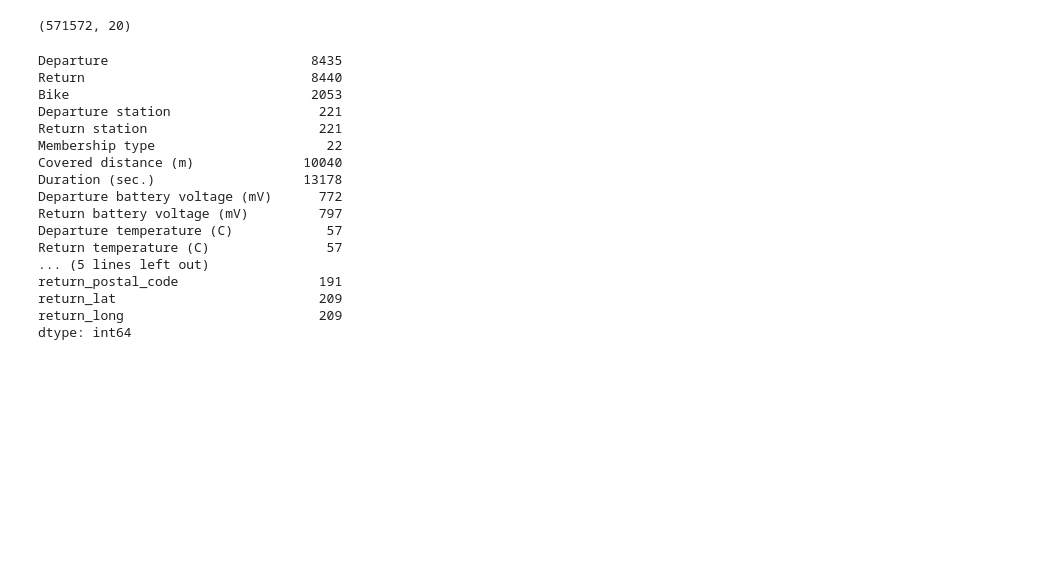
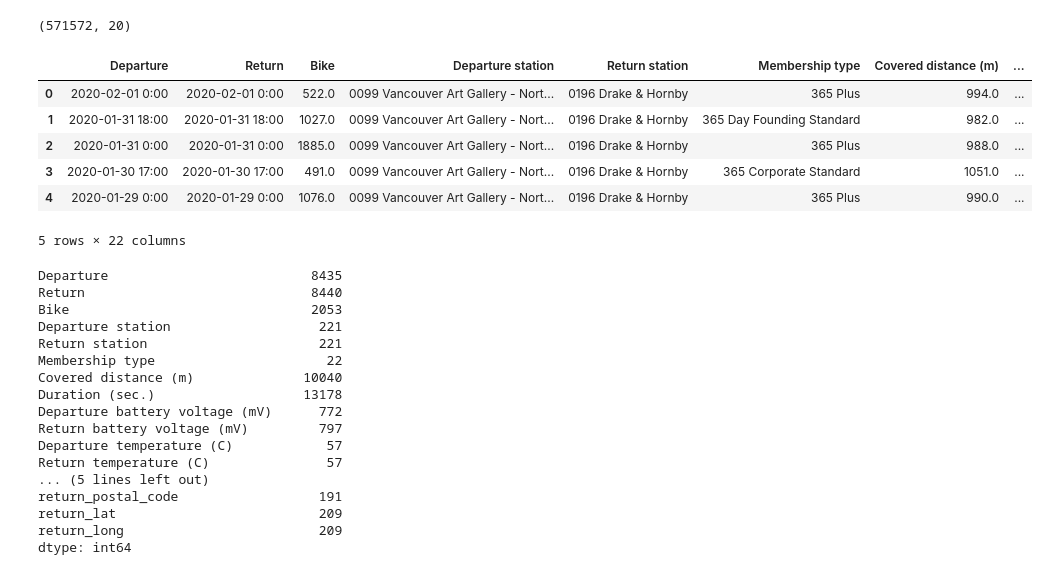
Before and after one commit to jefwang9/733_Final_Project, a Jupyter notebook: src/data_analysis_2020.ipynb, the cells around one changed output. Drawn from its saved outputs; the diff is of its cells as text; code cells hidden in the pictures; blank space fills up the shorter version.

```diff
--- a/src/data_analysis_2020.ipynb
+++ b/src/data_analysis_2020.ipynb
@@ -29,6 +29,16 @@ merge_2020 = merge_2020.dropna()
 merge_2020.shape
 # %% [output]
 (571572, 20)
+# %%
+merge_2020.head()
+# %% [output]
+|  | Departure | Return | Bike | Departure station | Return station | Membership type | Covered distance (m) | ... |
+| 0 | 2020-02-01 0:00 | 2020-02-01 0:00 | 522.0 | 0099 Vancouver Art Gallery - Nort... | 0196 Drake & Hornby | 365 Plus | 994.0 | ... |
+| 1 | 2020-01-31 18:00 | 2020-01-31 18:00 | 1027.0 | 0099 Vancouver Art Gallery - Nort... | 0196 Drake & Hornby | 365 Day Founding Standard | 982.0 | ... |
+| 2 | 2020-01-31 0:00 | 2020-01-31 0:00 | 1885.0 | 0099 Vancouver Art Gallery - Nort... | 0196 Drake & Hornby | 365 Plus | 988.0 | ... |
+| 3 | 2020-01-30 17:00 | 2020-01-30 17:00 | 491.0 | 0099 Vancouver Art Gallery - Nort... | 0196 Drake & Hornby | 365 Corporate Standard | 1051.0 | ... |
+| 4 | 2020-01-29 0:00 | 2020-01-29 0:00 | 1076.0 | 0099 Vancouver Art Gallery - Nort... | 0196 Drake & Hornby | 365 Plus | 990.0 | ... |
+5 rows × 22 columns
 # %%
 merge_2020.nunique()
 # %% [output]
```
Also changed, not shown: parts of 15 cells of this notebook, 1 other file.
